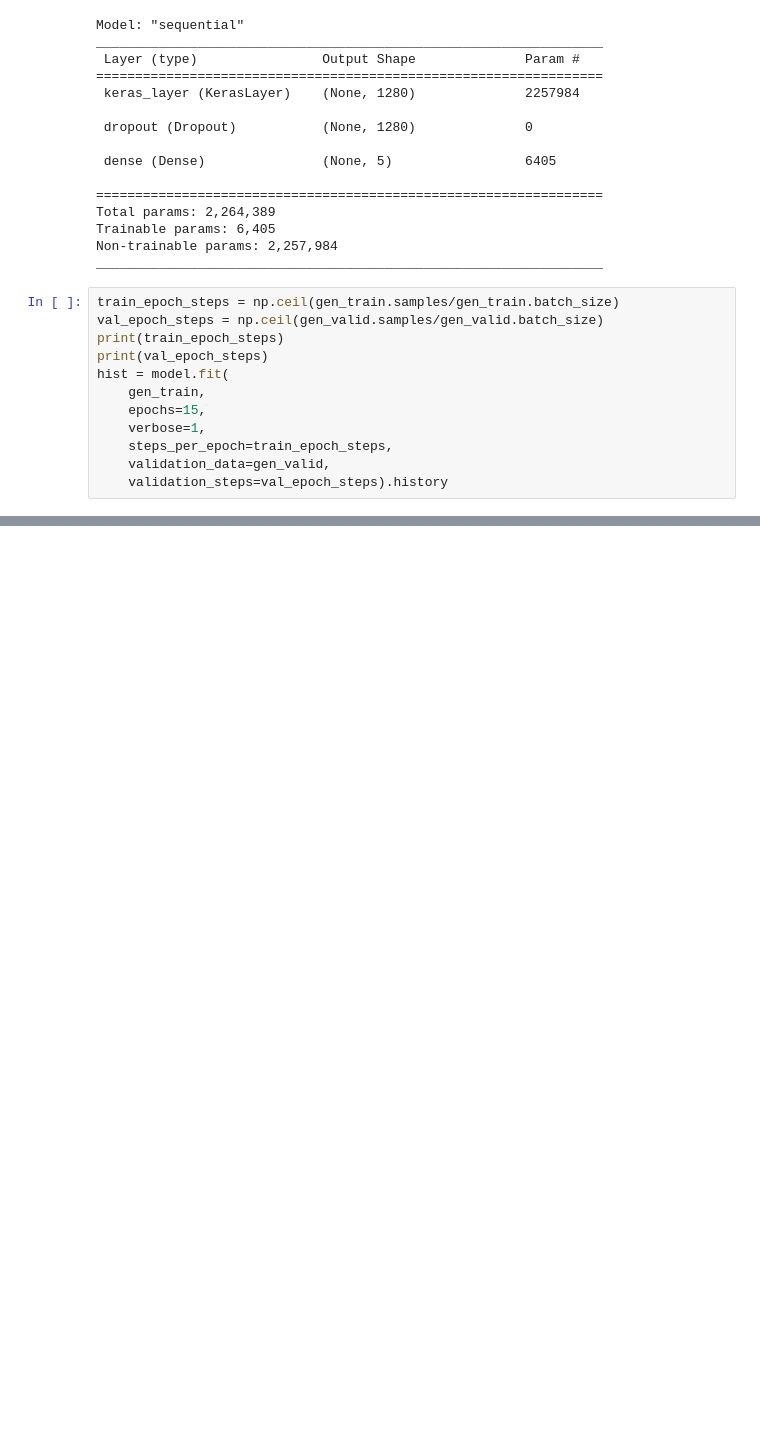
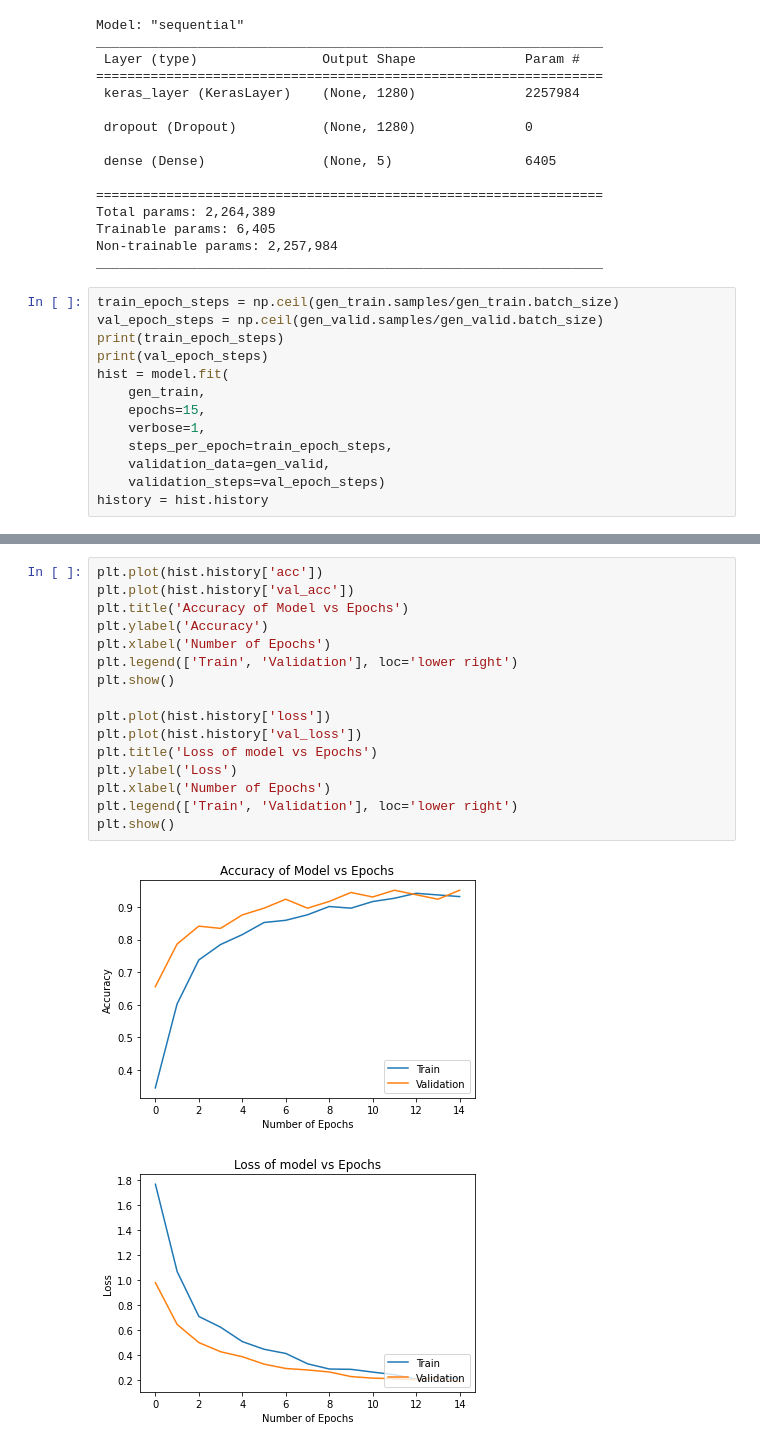
Before and after one commit to Sai-Pranav2503/Inductions-22, a Jupyter notebook: task2/CNNClassificationCode.ipynb, the cells around one changed output, grey strips where cells are left out. Cells and saved outputs as stored; diff of their text form; blank space fills up the shorter version.

```diff
--- a/task2/CNNClassificationCode.ipynb
+++ b/task2/CNNClassificationCode.ipynb
@@ -91,7 +91,8 @@ hist = model.fit(
     verbose=1,
     steps_per_epoch=train_epoch_steps,
     validation_data=gen_valid,
-    validation_steps=val_epoch_steps).history
+    validation_steps=val_epoch_steps)
+history = hist.history
 # %% [output]
 19.0
 5.0
@@ -113,3 +117,22 @@ Epoch 15/15
+# %%
+plt.plot(hist.history['acc'])
+plt.plot(hist.history['val_acc'])
+plt.title('Accuracy of Model vs Epochs')
+plt.ylabel('Accuracy')
+plt.xlabel('Number of Epochs')
+plt.legend(['Train', 'Validation'], loc='lower right')
+plt.show()
+
+plt.plot(hist.history['loss'])
+plt.plot(hist.history['val_loss'])
+plt.title('Loss of model vs Epochs')
+plt.ylabel('Loss')
+plt.xlabel('Number of Epochs')
+plt.legend(['Train', 'Validation'], loc='lower right')
+plt.show()
+# %% [output]
+[figure, added]
+[figure, added]
 # %%
 model.save('saved_models/avengers')
 avengers_model = tf.keras.models.load_model('saved_models/avengers')
```
Also changed, not shown: parts of 6 cells of this notebook.
